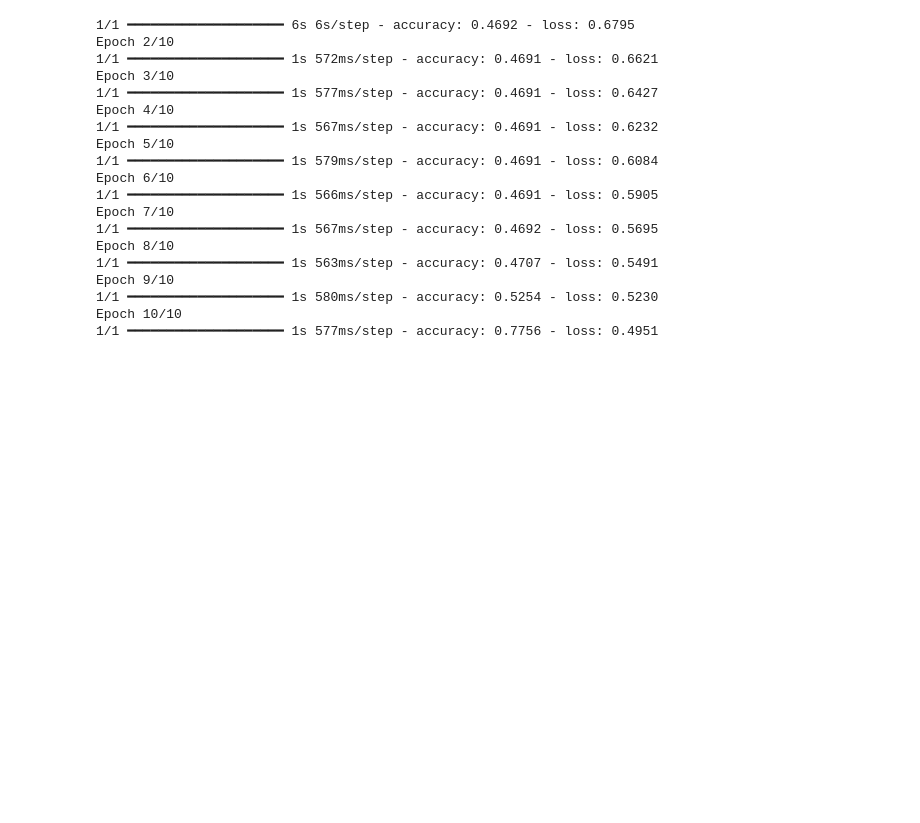
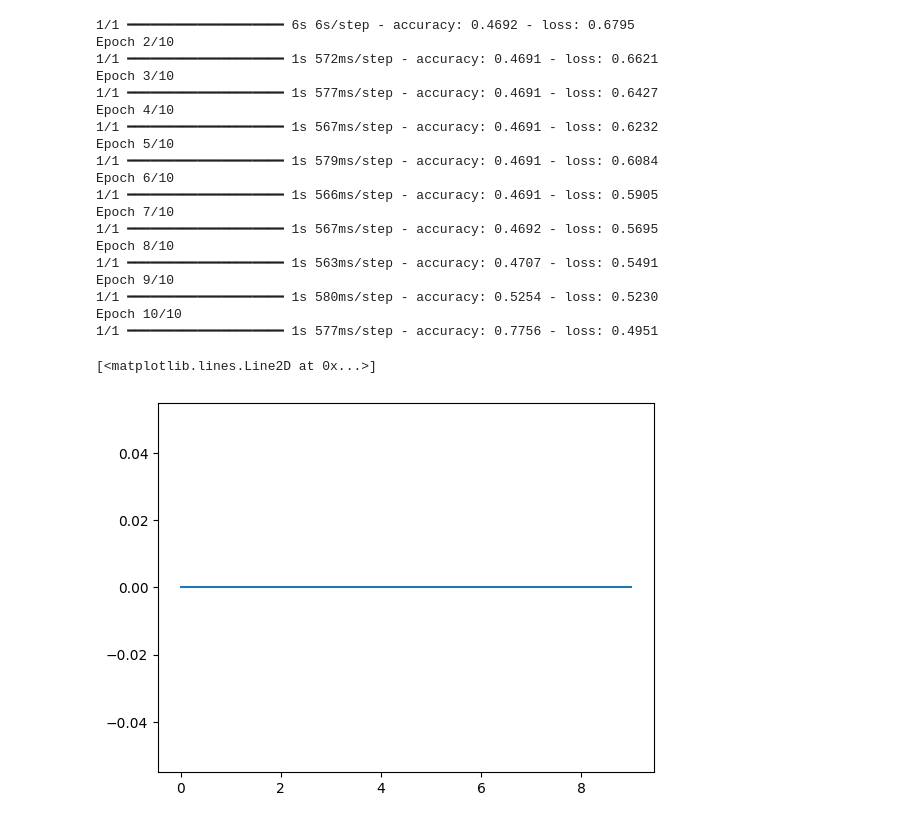
Before and after one commit to shovo896/Computer_vision, a Jupyter notebook: image_segmen.ipynb, the cells around one changed output. Cells and saved outputs as stored; diff of their text form; code cells hidden in the pictures; blank space fills up the shorter version.

```diff
--- a/image_segmen.ipynb
+++ b/image_segmen.ipynb
@@ -536,3 +536,8 @@ Epoch 9/10
 1/1 ━━━━━━━━━━━━━━━━━━━━ 1s 580ms/step - accuracy: 0.5254 - loss: 0.5230
 Epoch 10/10
 1/1 ━━━━━━━━━━━━━━━━━━━━ 1s 577ms/step - accuracy: 0.7756 - loss: 0.4951
+# %%
+plt.plot(model_history.history['accuracy'])
+# %% [output]
+[<matplotlib.lines.Line2D at 0x...>]
+[figure, added]
```
